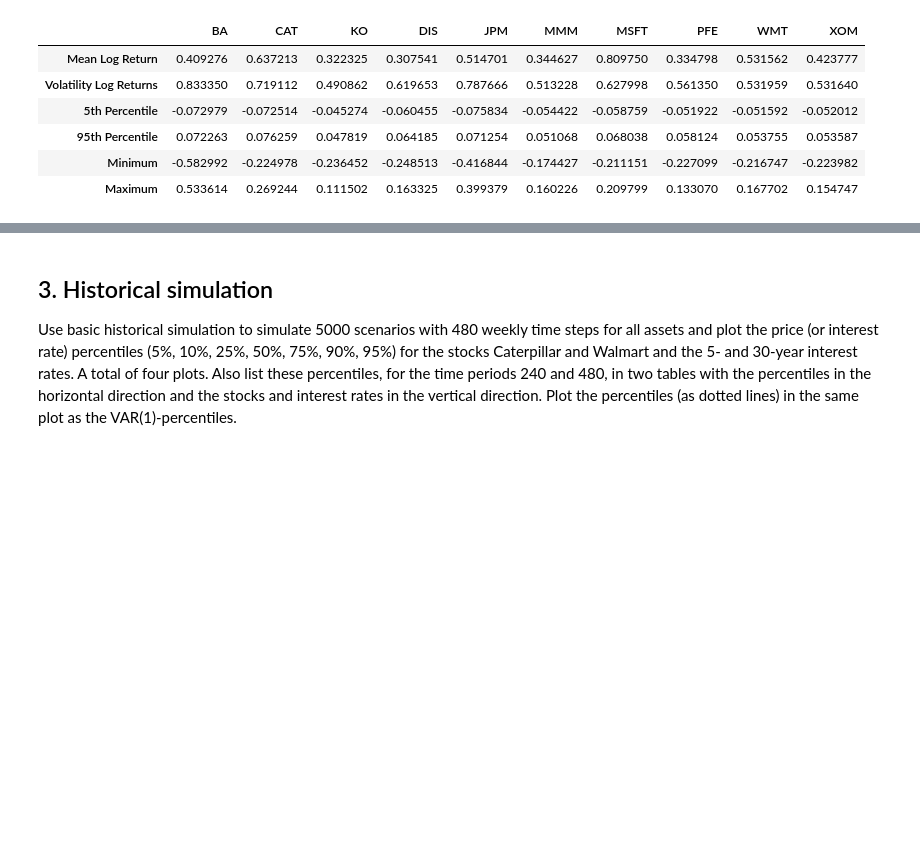
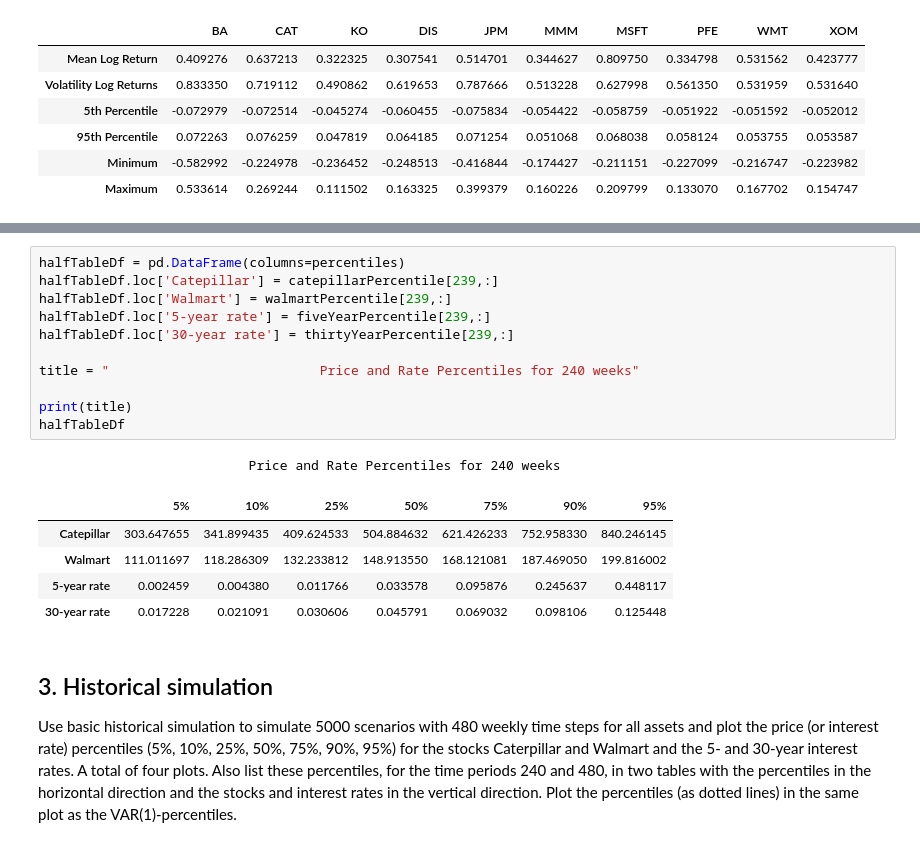
Before and after one commit to JohanHerbert/Lab2_ERM, a Jupyter notebook: Lab2_notebook.ipynb, the cells around one changed output, grey strips where cells are left out. Cells and saved outputs as stored; diff of their text form; blank space fills up the shorter version.

```diff
--- a/Lab2_notebook.ipynb
+++ b/Lab2_notebook.ipynb
@@ -95,3 +218,21 @@ the vertical direction.
+# %%
+halfTableDf = pd.DataFrame(columns=percentiles)
+halfTableDf.loc['Catepillar'] = catepillarPercentile[239,:]
+halfTableDf.loc['Walmart'] = walmartPercentile[239,:]
+halfTableDf.loc['5-year rate'] = fiveYearPercentile[239,:]
+halfTableDf.loc['30-year rate'] = thirtyYearPercentile[239,:]
+
+title = "                           Price and Rate Percentiles for 240 weeks"
+
+print(title)
+halfTableDf
+# %% [output]
+                           Price and Rate Percentiles for 240 weeks
+|  | 5% | 10% | 25% | 50% | 75% | 90% | 95% |
+| Catepillar | 303.647655 | 341.899435 | 409.624533 | 504.884632 | 621.426233 | 752.958330 | 840.246145 |
+| Walmart | 111.011697 | 118.286309 | 132.233812 | 148.913550 | 168.121081 | 187.469050 | 199.816002 |
+| 5-year rate | 0.002459 | 0.004380 | 0.011766 | 0.033578 | 0.095876 | 0.245637 | 0.448117 |
+| 30-year rate | 0.017228 | 0.021091 | 0.030606 | 0.045791 | 0.069032 | 0.098106 | 0.125448 |
 # %% [markdown]
 ## 3. Historical simulation
 Use basic historical simulation to simulate 5000 scenarios with 480 weekly time steps for all assets and plot
```
Also changed, not shown: parts of 10 cells of this notebook.
